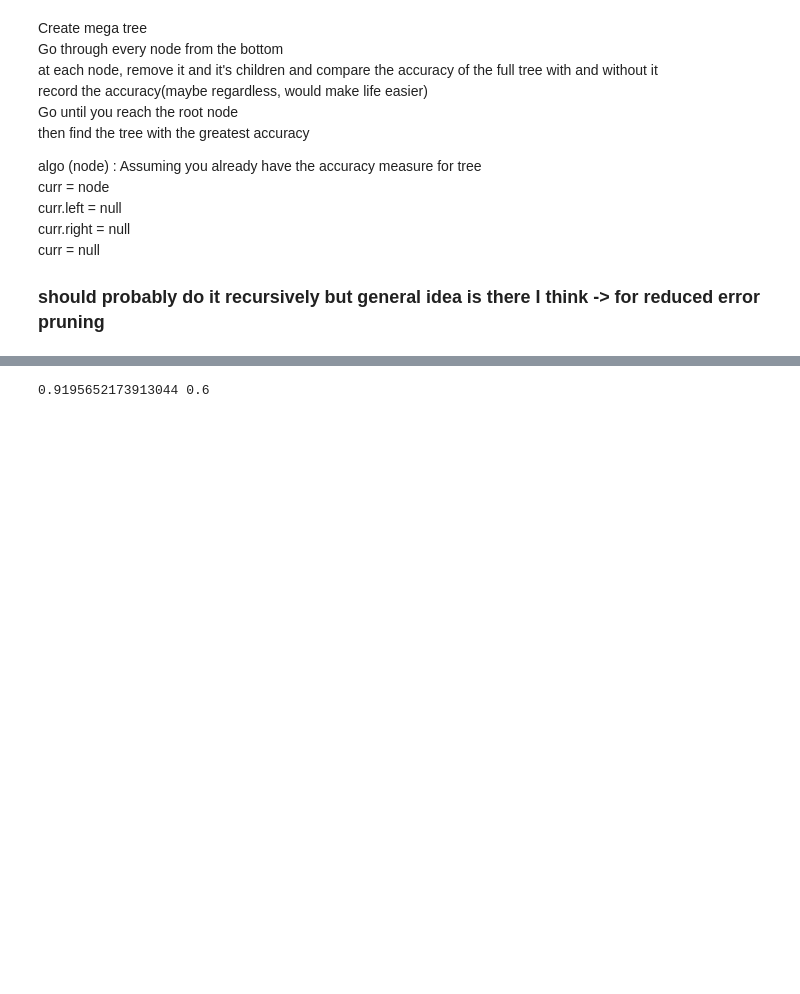
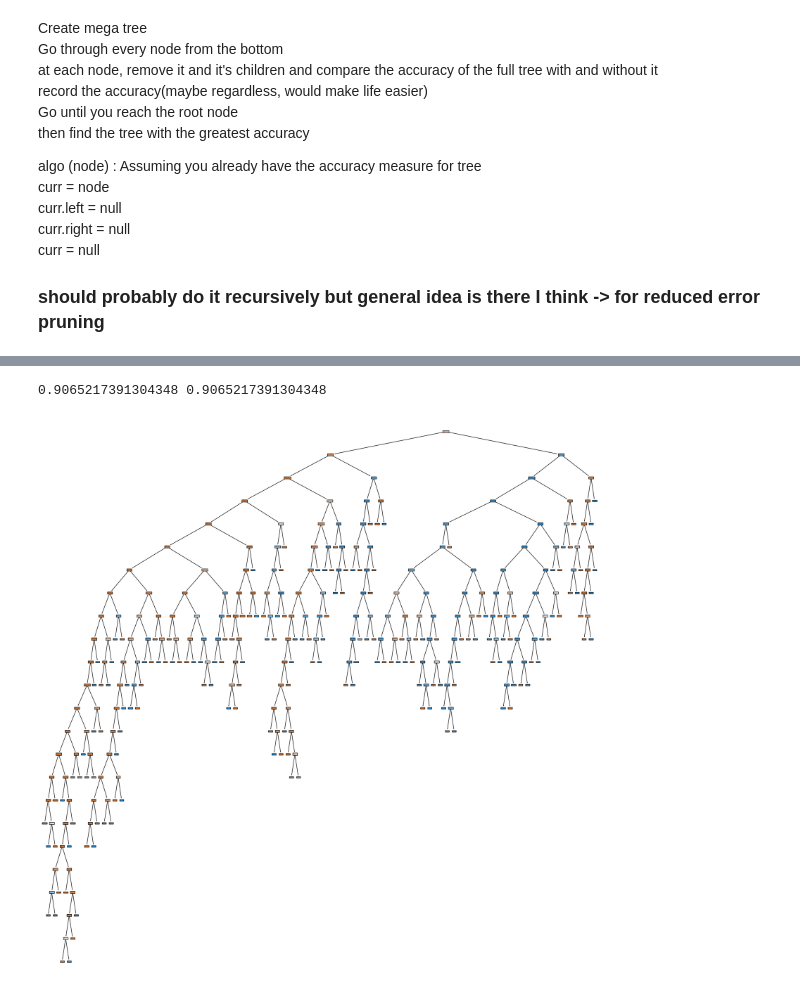
Before and after one commit to lucash-h/SENG474, a Jupyter notebook: DecisionTree.ipynb, the cells around one changed output, grey strips where cells are left out. Saved outputs shown, nothing was run; the diff lists cells and outputs as text; code cells hidden in the pictures; blank space fills up the shorter version.

```diff
--- a/DecisionTree.ipynb
+++ b/DecisionTree.ipynb
@@ -167,21 +167,16 @@ def prune_tree(model, index, x_value, y_value):
     if is_leaf(dtc, index):
       return
 
-    # Children check
-    prune_tree(model, model.tree_.children_left[index], x_value, y_value)
-    prune_tree(model, model.tree_.children_right[index], x_value, y_value)
+    #hold old values
+    left_child = model.tree_.children_left[index]
+    right_child = model.tree_.children_right[index]
 
-    # Set both children to -1 to "remove" the subtree
-    model.tree_.children_left[index] = -1
-    model.tree_.children_right[index] = -1
+    current_accuracy = model.score(x_value, y_value)
 
-    #CHANGED MIGHT HAVE BLOWN IT UP
-    #keep track of children
-    prev_left_child = model.tree_.children_left[index]
-    prev_right_child = model.tree_.children_right[index]
 
-    #measure accuracy here for og tree
-    current_accuracy = model.score(x_value, y_value)
+    prune_tree(model, left_child, x_value, y_value)
+    prune_tree(model, right_child, x_value, y_value)
+
     #make them leaf nodes
     model.tree_.children_left[index] = -1
     model.tree_.children_right[index] = -1
@@ -191,19 +186,22 @@ def prune_tree(model, index, x_value, y_value):
     #measure accuracy for changed tree
 
     if(new_accuracy < current_accuracy): #if pruning doesn't improve accuracy add children back
-      model.tree_.children_left[index] = prev_left_child
-      model.tree_.children_right[index] = prev_right_child
-    return model
+      model.tree_.children_left[index] = left_child
+      model.tree_.children_right[index] = right_child
 # %%
 def print_model(model):
   plt.figure(figsize=(23, 23))
   plot_tree(model, filled=True)
   plt.show()
 # %%
-new = prune_tree(cloned, 0, x_train, y_train)
+prune_tree(cloned, 0, x_train, y_train)
 acc1 = dtc.score(x_test, y_test)
-acc2 = new.score(x_test, y_test)
+acc2 = cloned.score(x_test, y_test)
 # %%
 print(acc1, acc2)
 # %% [output]
-0.9195652173913044 0.6
+0.9065217391304348 0.9065217391304348
+# %%
+print_model(cloned)
+# %% [output]
+[figure, added]
```
Also changed, not shown: parts of 5 cells of this notebook.
